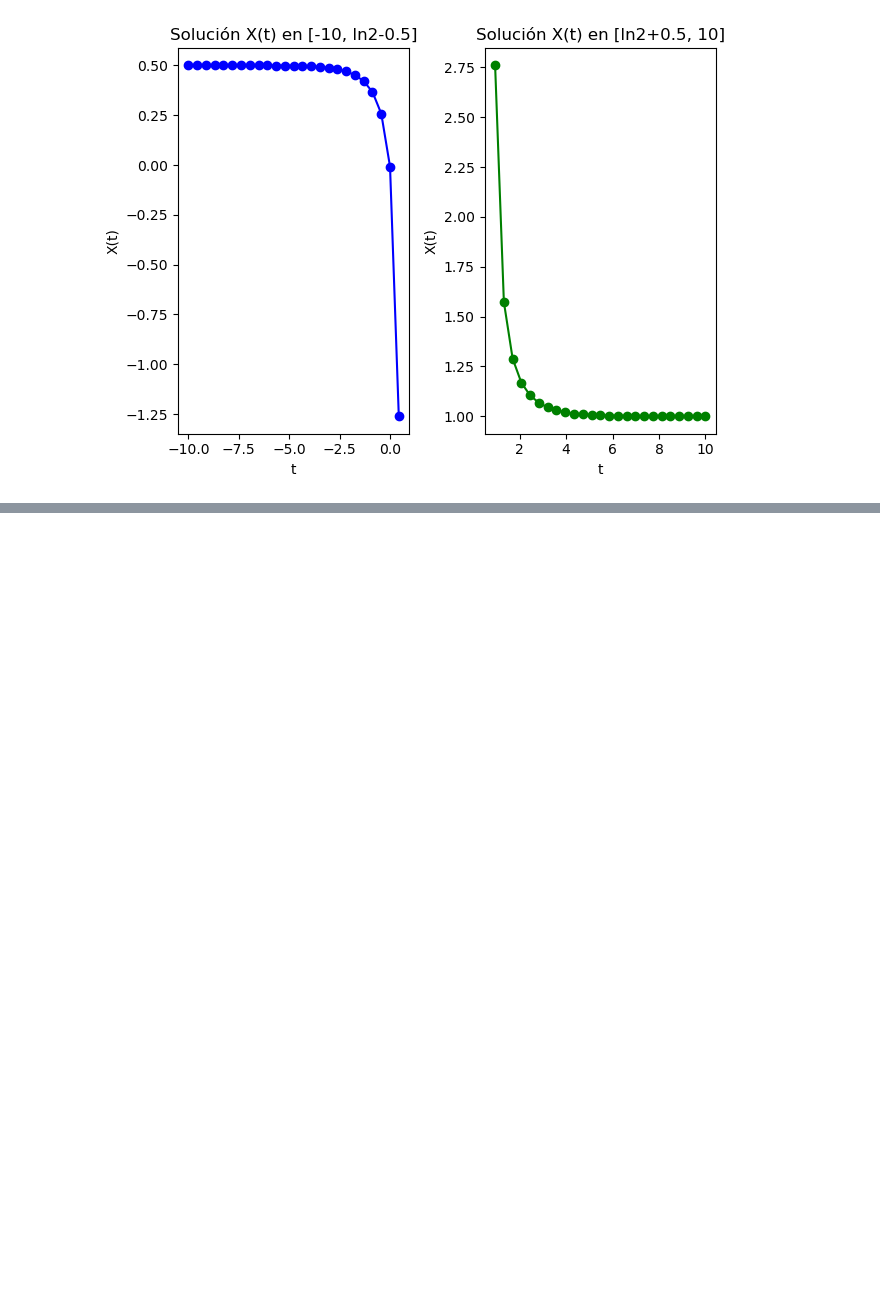
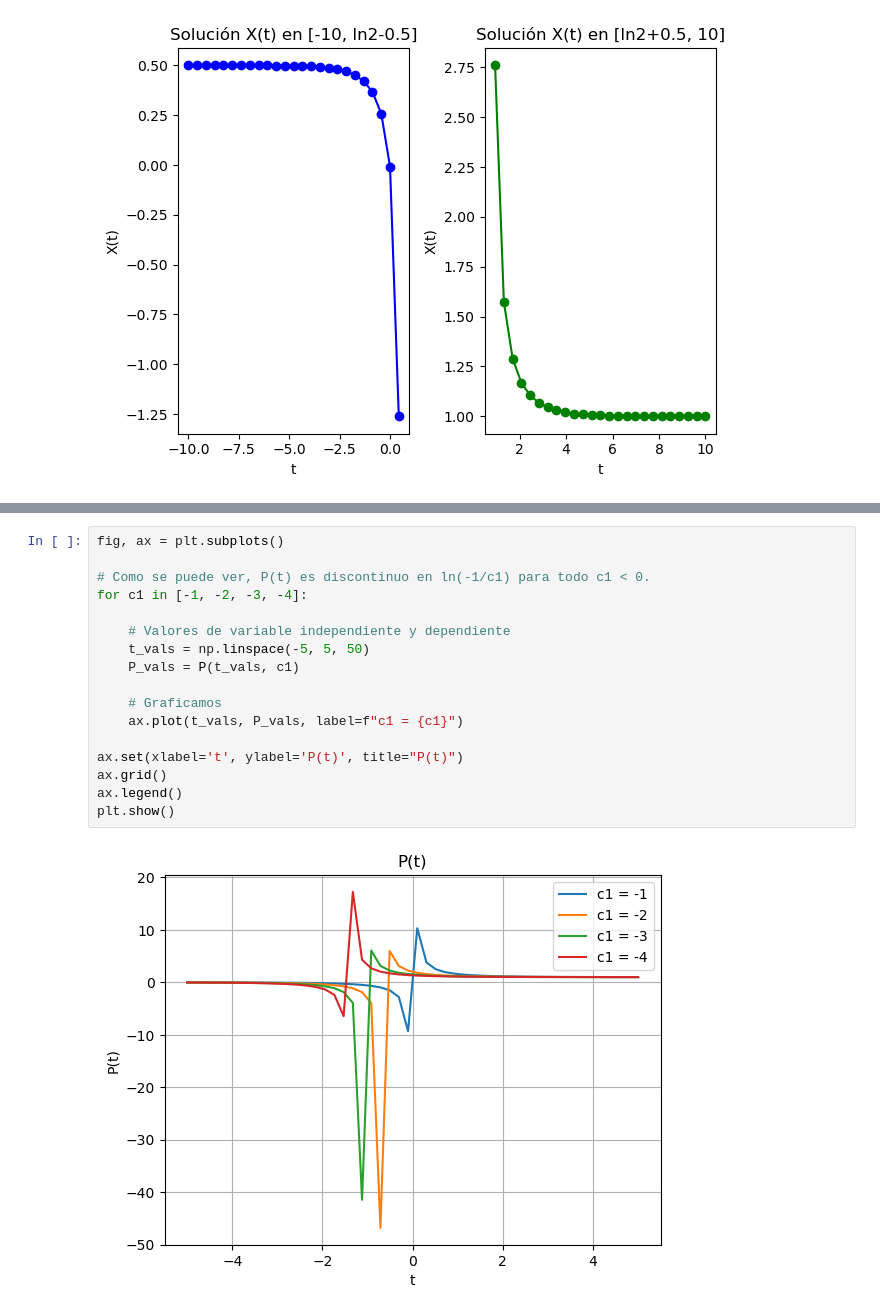
Before and after one commit to jhabriel/edo_fcq_2024, a Jupyter notebook: clase_01.ipynb, the cells around one changed output, grey strips where cells are left out. Drawn from its saved outputs; the diff is of its cells as text; blank space fills up the shorter version.

```diff
--- a/clase_01.ipynb
+++ b/clase_01.ipynb
@@ -58,0 +86,19 @@ plt.show()
+# %%
+fig, ax = plt.subplots()
+
+# Como se puede ver, P(t) es discontinuo en ln(-1/c1) para todo c1 < 0.
+for c1 in [-1, -2, -3, -4]:
+
+    # Valores de variable independiente y dependiente
+    t_vals = np.linspace(-5, 5, 50)
+    P_vals = P(t_vals, c1)
+
+    # Graficamos
+    ax.plot(t_vals, P_vals, label=f"c1 = {c1}")
+
+ax.set(xlabel='t', ylabel='P(t)', title="P(t)")
+ax.grid()
+ax.legend()
+plt.show()
+# %% [output]
+[figure, added]
```
Also changed, not shown: parts of 3 cells of this notebook.
